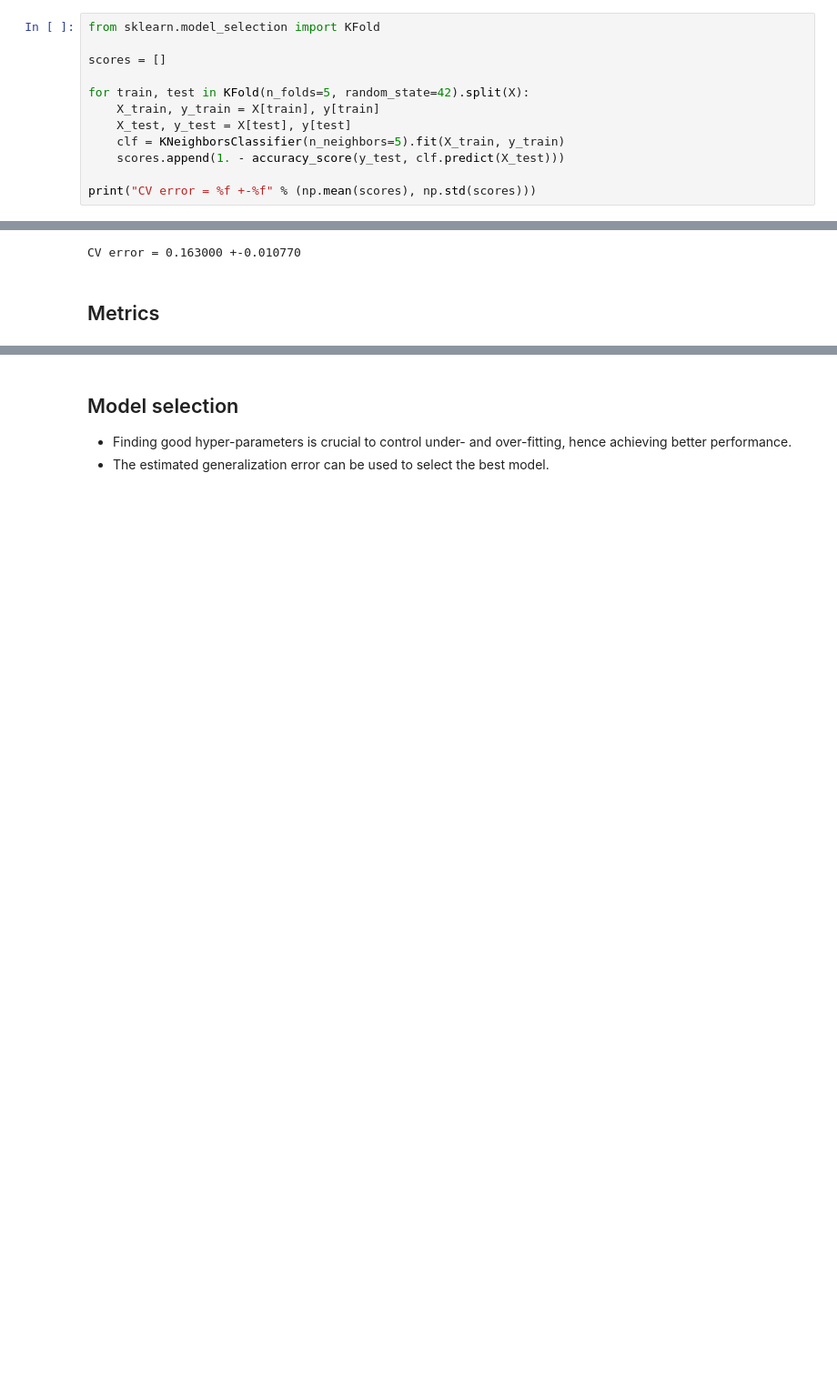
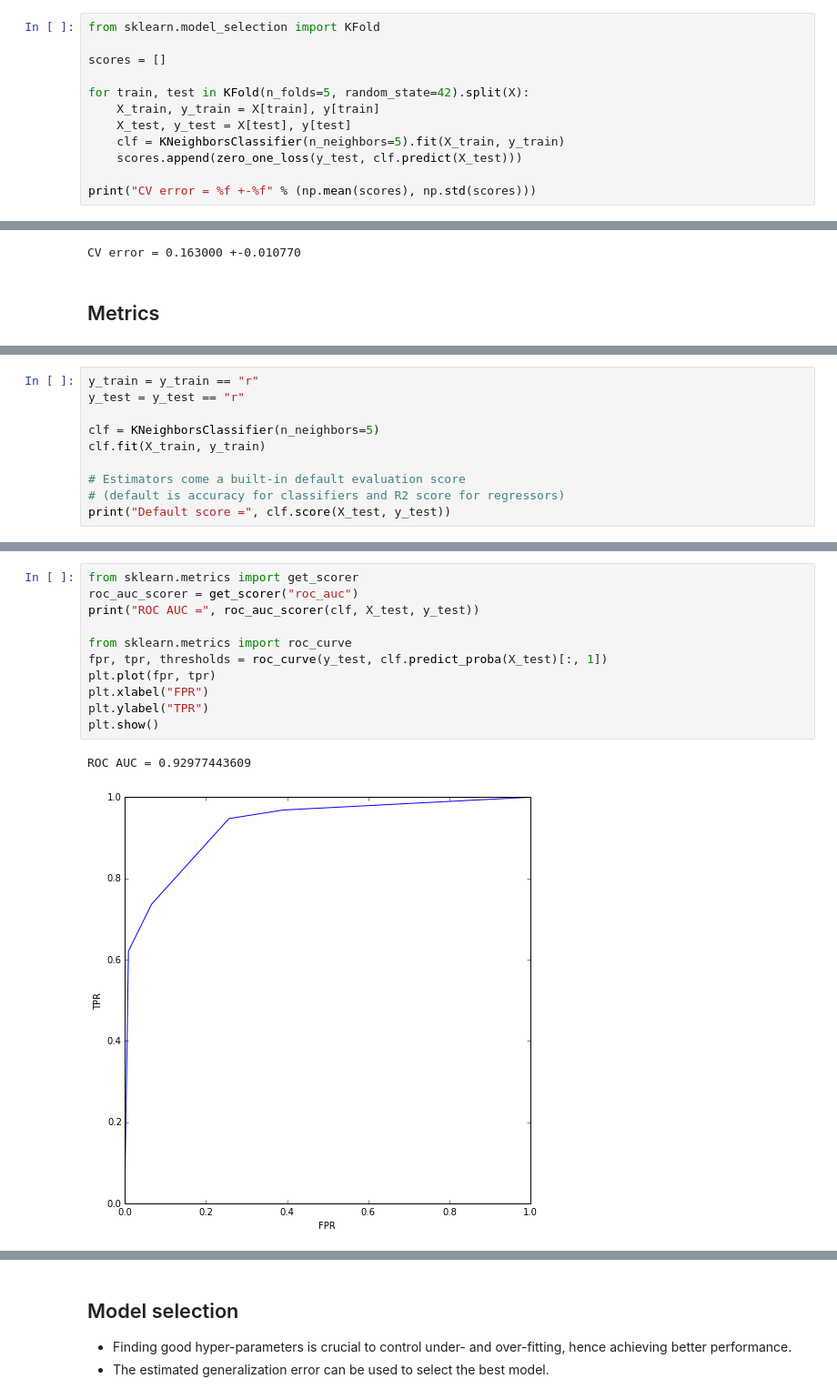
Before and after one commit to glouppe/tutorials-scikit-learn, a Jupyter notebook: An introduction to Machine Learning with Scikit-Learn.ipynb, the cells around one changed output, grey strips where cells are left out. Shown at 91% size. Drawn from its saved outputs; the diff is of its cells as text; blank space fills up the shorter version.

```diff
--- a/An introduction to Machine Learning with Scikit-Learn.ipynb
+++ b/An introduction to Machine Learning with Scikit-Learn.ipynb
@@ -407,7 +412,7 @@ for train, test in KFold(n_folds=5, random_state=42).split(X):
     X_train, y_train = X[train], y[train]
     X_test, y_test = X[test], y[test]
     clf = KNeighborsClassifier(n_neighbors=5).fit(X_train, y_train)
-    scores.append(1. - accuracy_score(y_test, clf.predict(X_test)))
+    scores.append(zero_one_loss(y_test, clf.predict(X_test)))
 
 print("CV error = %f +-%f" % (np.mean(scores), np.std(scores)))
 # %% [output]
@@ -427,0 +431,10 @@ CV error = 0.163000 +-0.010770
+# %%
+y_train = y_train == "r"
+y_test = y_test == "r"
+
+clf = KNeighborsClassifier(n_neighbors=5)
+clf.fit(X_train, y_train)
+
+# Estimators come a built-in default evaluation score
+# (default is accuracy for classifiers and R2 score for regressors)
+print("Default score =", clf.score(X_test, y_test))
@@ -427,0 +455,14 @@ CV error = 0.163000 +-0.010770
+# %%
+from sklearn.metrics import get_scorer
+roc_auc_scorer = get_scorer("roc_auc")
+print("ROC AUC =", roc_auc_scorer(clf, X_test, y_test))
+
+from sklearn.metrics import roc_curve
+fpr, tpr, thresholds = roc_curve(y_test, clf.predict_proba(X_test)[:, 1])
+plt.plot(fpr, tpr)
+plt.xlabel("FPR")
+plt.ylabel("TPR")
+plt.show()
+# %% [output]
+ROC AUC = 0.92977443609
+[figure, added]
```
Also changed, not shown: parts of 27 cells of this notebook.
